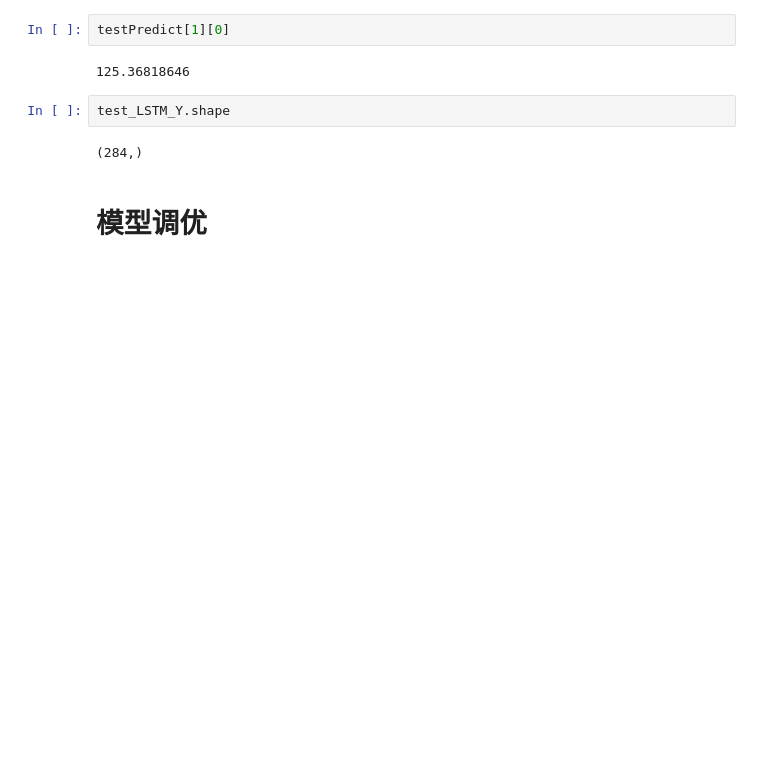
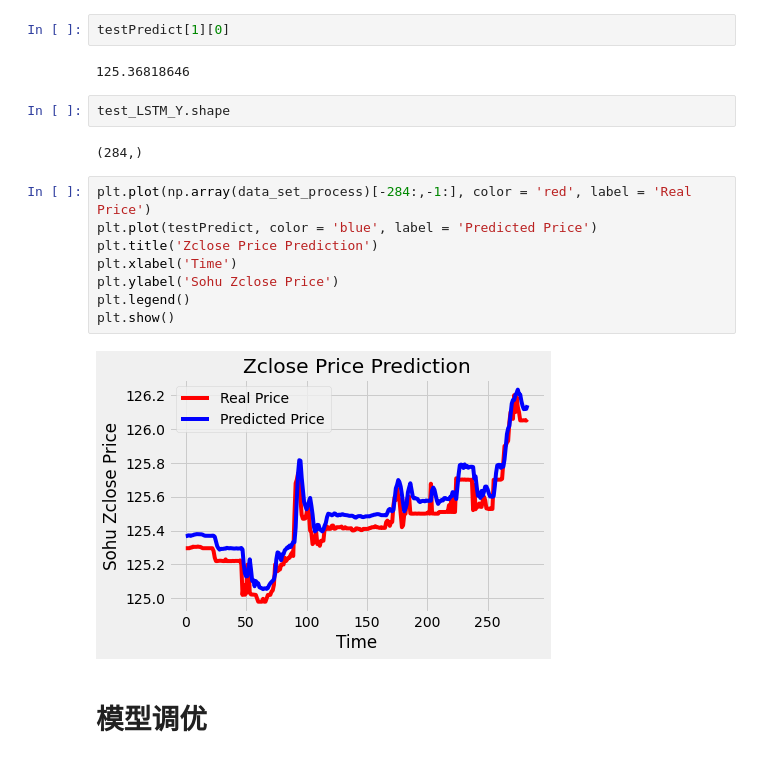
Before and after one commit to leyiqq/stock_bond_prediction, a Jupyter notebook: zclose_prediction.ipynb, the cells around one changed output. Drawn from its saved outputs; the diff is of its cells as text; blank space fills up the shorter version.

Commit message:
finished add Data set result visualization

```diff
--- a/zclose_prediction.ipynb
+++ b/zclose_prediction.ipynb
@@ -468,5 +500,15 @@ testPredict[1][0]
 test_LSTM_Y.shape
 # %% [output]
 (284,)
+# %%
+plt.plot(np.array(data_set_process)[-284:,-1:], color = 'red', label = 'Real Price')
+plt.plot(testPredict, color = 'blue', label = 'Predicted Price')
+plt.title('Zclose Price Prediction')
+plt.xlabel('Time')
+plt.ylabel('Sohu Zclose Price')
+plt.legend()
+plt.show()
+# %% [output]
+[figure, added]
 # %% [markdown]
 # 模型调优
```
Also changed, not shown: parts of 5 cells of this notebook, 2 other files.
